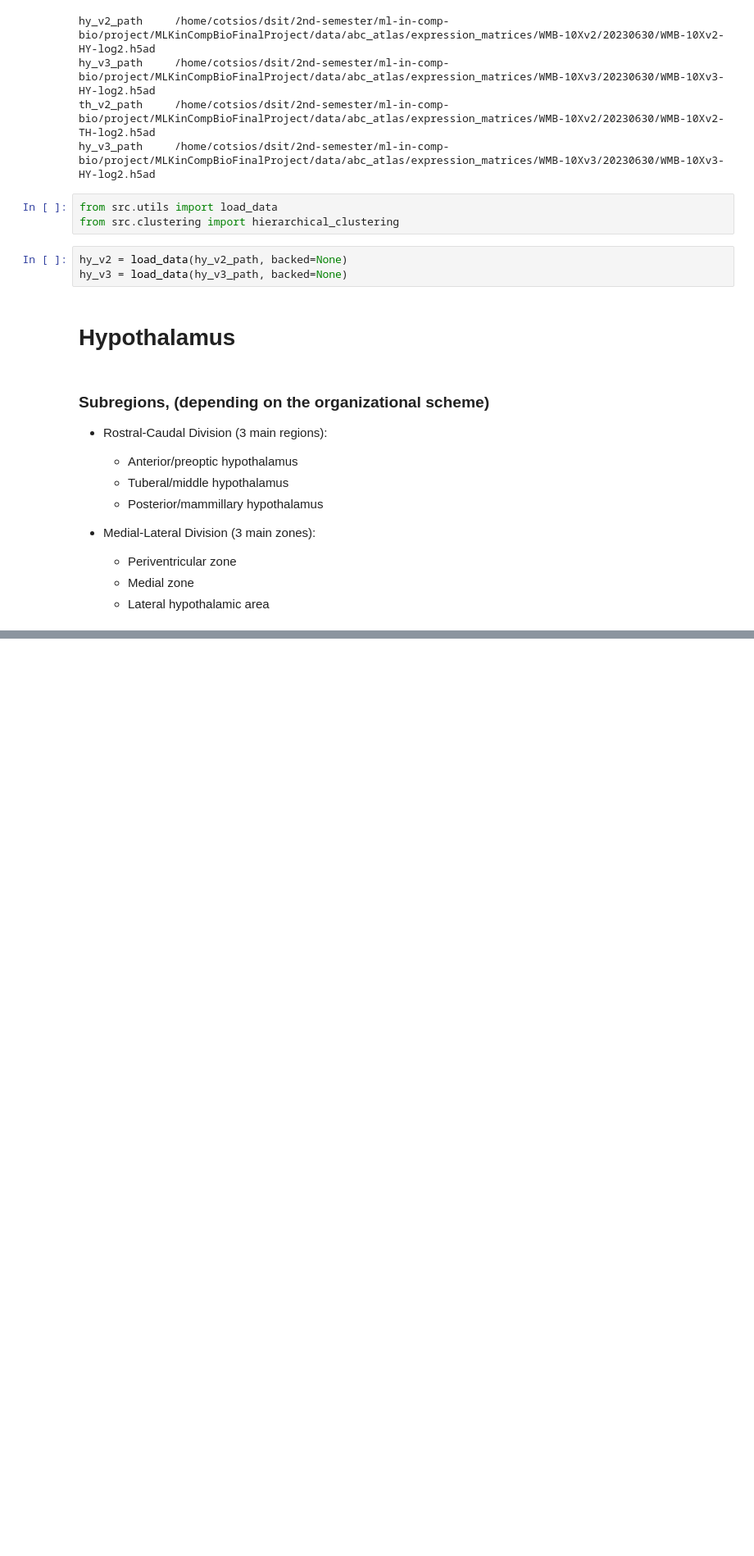
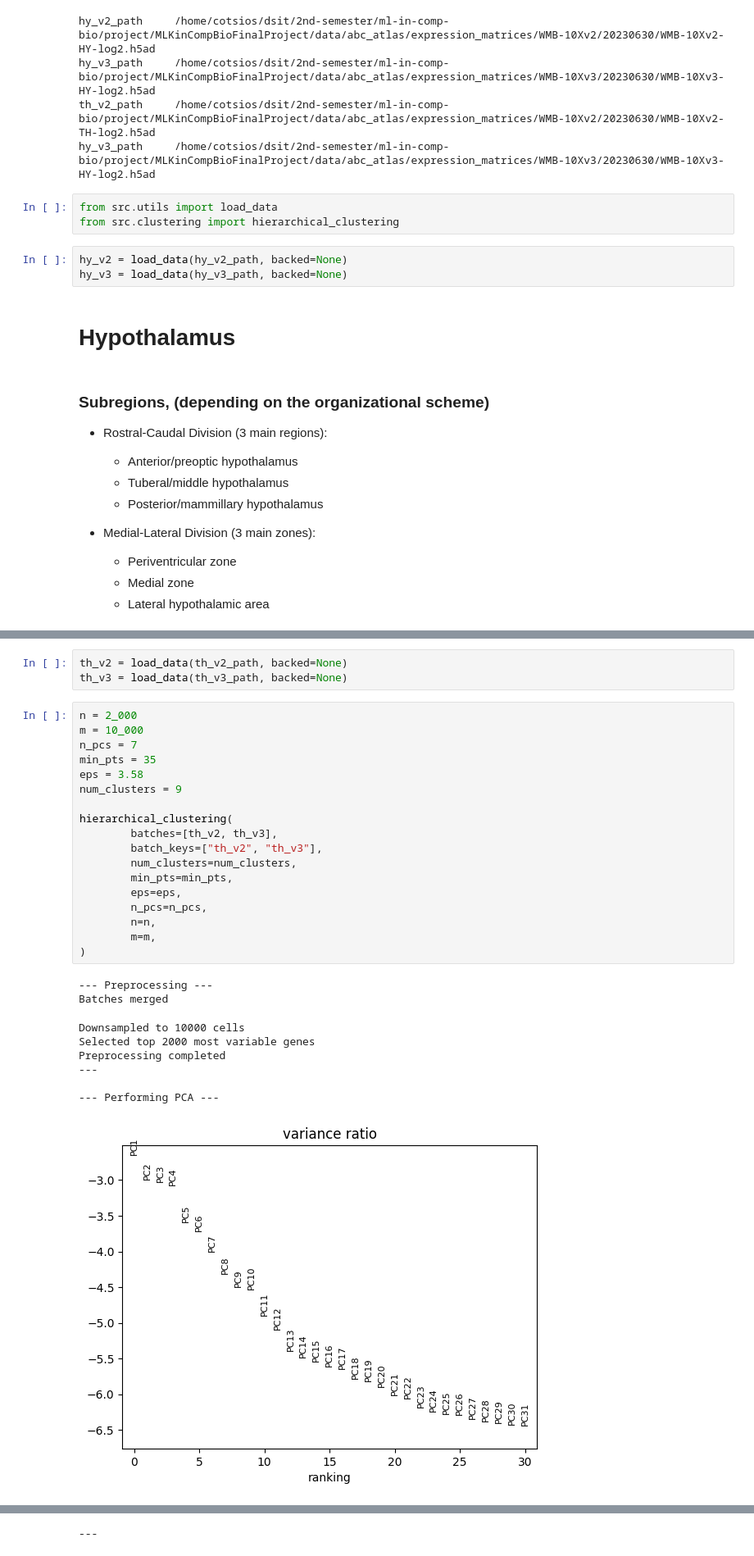
Before and after one commit to vex-me-not/MLKinCompBioFinalProject, a Jupyter notebook: notebooks/clustering.ipynb, the cells around one changed output, grey strips where cells are left out. Shown at 82% size. Drawn from its saved outputs; the diff is of its cells as text; blank space fills up the shorter version.

Commit message:
clustered talamus

```diff
--- a/notebooks/clustering.ipynb
+++ b/notebooks/clustering.ipynb
@@ -134,0 +184,31 @@ WARNING: dendrogram data not found (using key=dendrogram_hierarchical_clusters).
+# %%
+th_v2 = load_data(th_v2_path, backed=None)
+th_v3 = load_data(th_v3_path, backed=None)
+# %%
+n = 2_000
+m = 10_000
+n_pcs = 7
+min_pts = 35
+eps = 3.58
+num_clusters = 9
+
+hierarchical_clustering(
+        batches=[th_v2, th_v3],
+        batch_keys=["th_v2", "th_v3"],
+        num_clusters=num_clusters,
+        min_pts=min_pts,
+        eps=eps,
+        n_pcs=n_pcs,
+        n=n,
+        m=m,
+)
+# %% [output]
+--- Preprocessing ---
+Batches merged
+Downsampled to 10000 cells
+Selected top 2000 most variable genes
+Preprocessing completed
+---
+
+--- Performing PCA ---
+[figure, added]
@@ -134,0 +244 @@ WARNING: dendrogram data not found (using key=dendrogram_hierarchical_clusters).
+---
```
Also changed, not shown: parts of 4 cells of this notebook.
